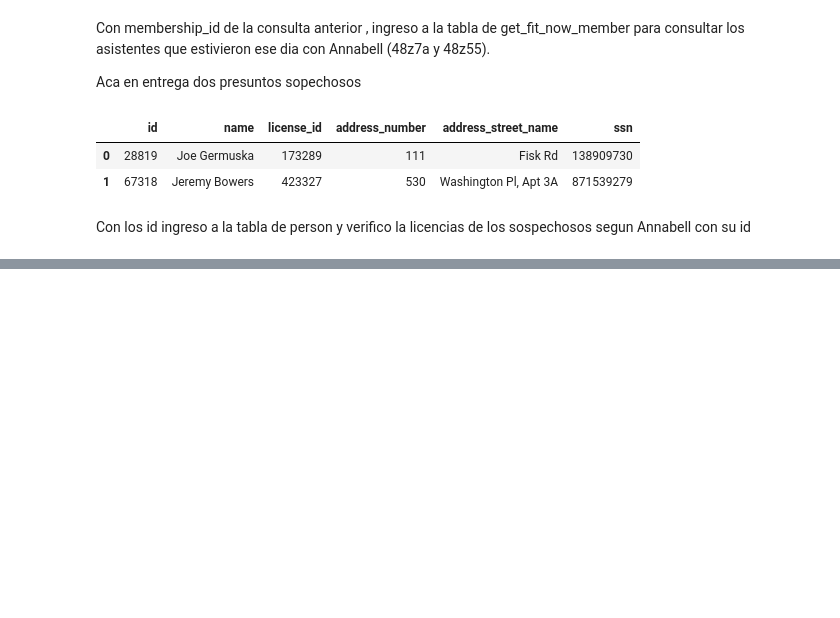
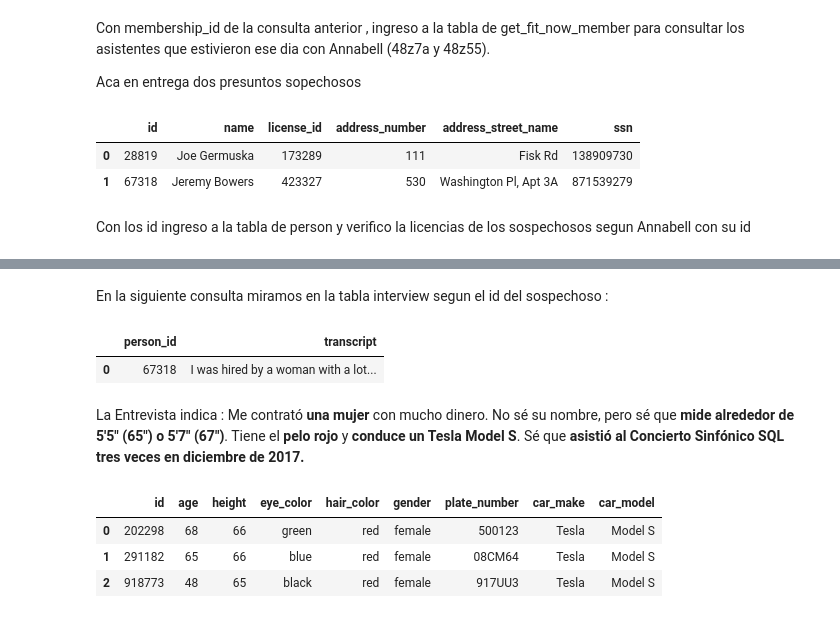
Before and after one commit to tamaracontreras/UPSK-SQL001-SQLZoo-murder, a Jupyter notebook: Sql-Murder-Mystery/SQL_Murder_Mystery.ipynb, the cells around one changed output, grey strips where cells are left out. Saved outputs shown, nothing was run; the diff lists cells and outputs as text; code cells hidden in the pictures; blank space fills up the shorter version.

```diff
--- a/Sql-Murder-Mystery/SQL_Murder_Mystery.ipynb
+++ b/Sql-Murder-Mystery/SQL_Murder_Mystery.ipynb
@@ -278,0 +360,24 @@ Con los id ingreso a la tabla de person y verifico la licencias de los sospechos
+# %% [markdown]
+En la siguiente consulta miramos en la tabla interview segun el id del sospechoso :
+# %%
+%%sql
+SELECT *
+FROM interview
+WHERE person_id = 67318
+# %% [output]
+|  | person_id | transcript |
+| 0 | 67318 | I was hired by a woman with a lot... |
+# %% [markdown]
+ La Entrevista indica : Me contrató **una mujer** con mucho dinero. No sé su nombre, pero sé que **mide alrededor de 5'5" (65") o 5'7" (67")**.
+ Tiene el **pelo rojo** y **conduce un Tesla Model S**.
+ Sé que **asistió al Concierto Sinfónico SQL tres veces en diciembre de 2017.**
+# %%
+%%sql
+SELECT *
+FROM drivers_license
+WHERE gender='female' AND hair_color ='red' AND car_make ='Tesla'
+# %% [output]
+|  | id | age | height | eye_color | hair_color | gender | plate_number | car_make | car_model |
+| 0 | 202298 | 68 | 66 | green | red | female | 500123 | Tesla | Model S |
+| 1 | 291182 | 65 | 66 | blue | red | female | 08CM64 | Tesla | Model S |
+| 2 | 918773 | 48 | 65 | black | red | female | 917UU3 | Tesla | Model S |
```
Also changed, not shown: parts of 17 cells of this notebook.
